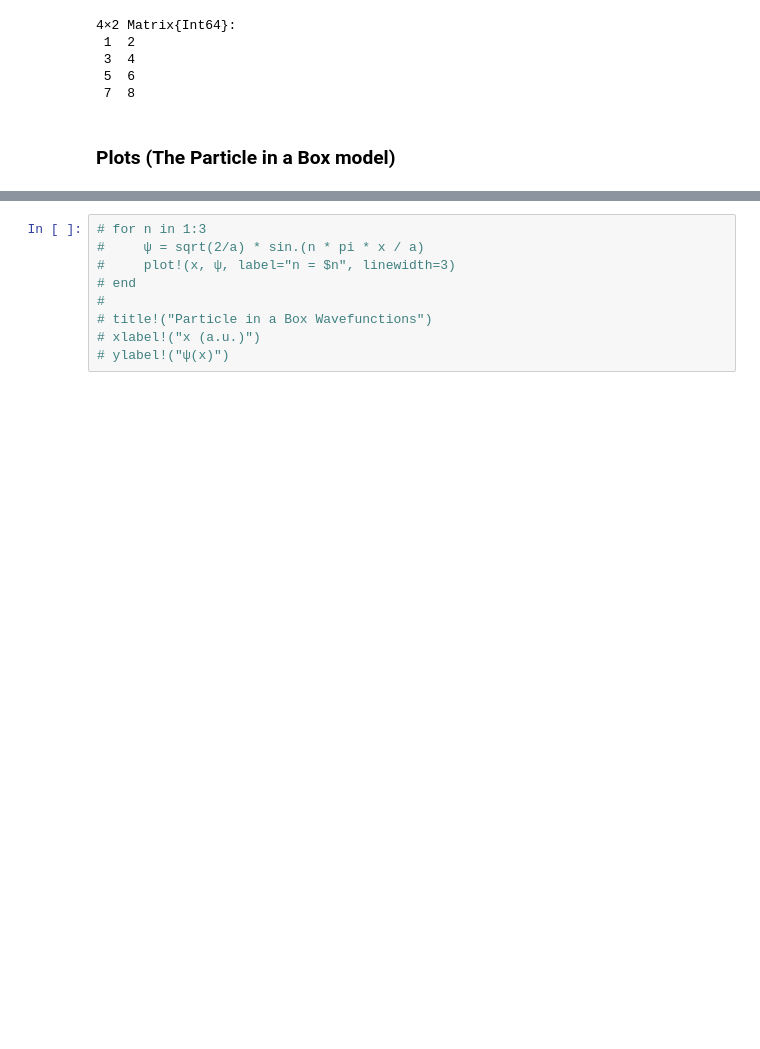
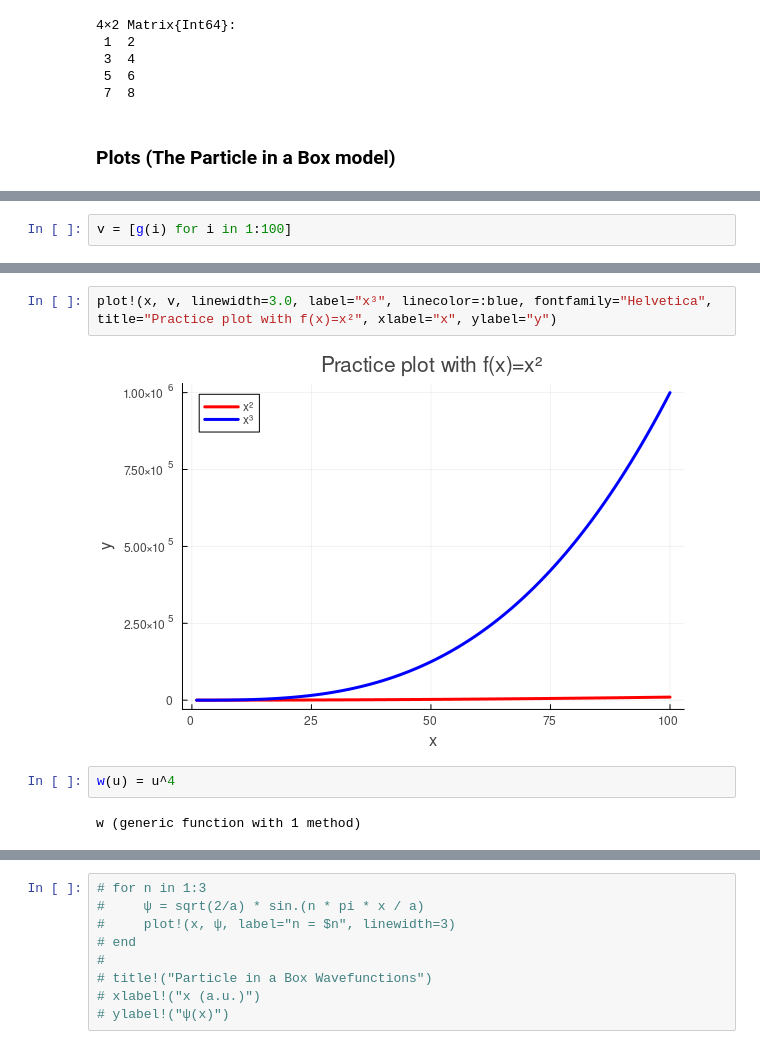
Before and after one commit to Leticia-maria/Introduction.jl, a Jupyter notebook: Classes/daytwo.ipynb, the cells around one changed output, grey strips where cells are left out. Drawn from its saved outputs; the diff is of its cells as text; blank space fills up the shorter version.

```diff
--- a/Classes/daytwo.ipynb
+++ b/Classes/daytwo.ipynb
@@ -213,0 +432,2 @@ Any["n = 1" "n = 2" "n = 3"]
+# %%
+v = [g(i) for i in 1:100]
@@ -213,0 +452,8 @@ Any["n = 1" "n = 2" "n = 3"]
+# %%
+plot!(x, v, linewidth=3.0, label="x³", linecolor=:blue, fontfamily="Helvetica", title="Practice plot with f(x)=x²", xlabel="x", ylabel="y")
+# %% [output]
+[figure, added]
+# %%
+w(u) = u^4
+# %% [output]
+w (generic function with 1 method)
```
Also changed, not shown: parts of 45 cells of this notebook, 2 other files.
